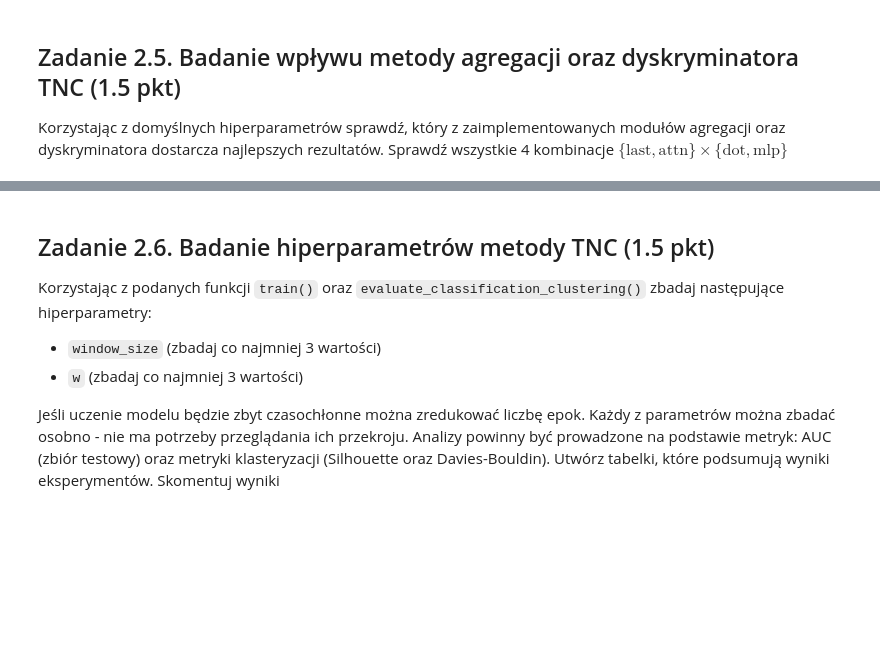
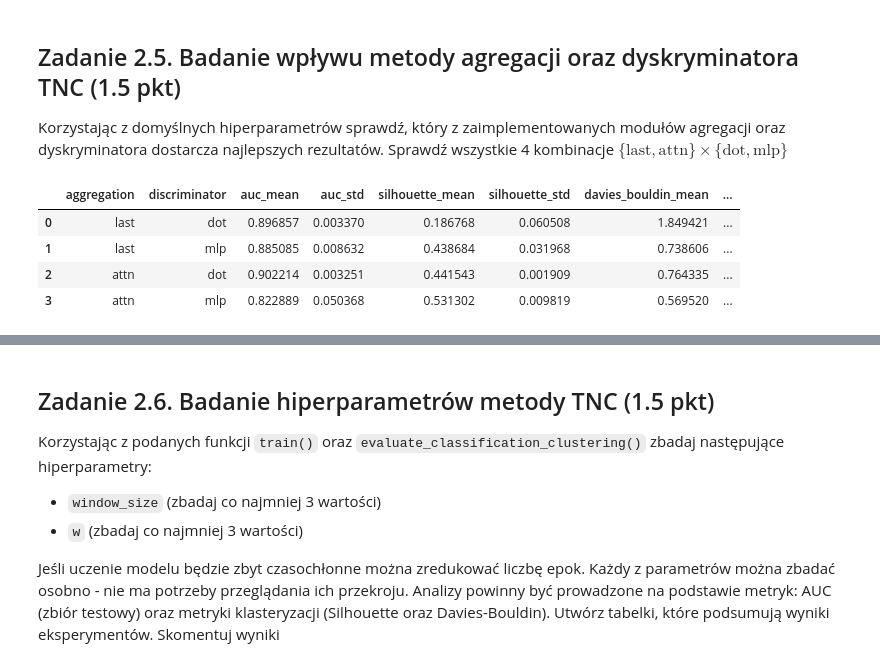
Before and after one commit to pwr-ai-representation-learning/l05-gr-3-4-adam-broszkiewicz, a Jupyter notebook: 2. Model TNC.ipynb, the cells around one changed output, grey strips where cells are left out. Drawn from its saved outputs; the diff is of its cells as text; code cells hidden in the pictures; blank space fills up the shorter version.

```diff
--- a/2. Model TNC.ipynb
+++ b/2. Model TNC.ipynb
@@ -566,3 +566,54 @@ for aggregation, discriminator in product(aggregation_values, discriminator_valu
 
         with open("results/agg-disc-results.json", "w", encoding="utf-8") as f:
             json.dump(agg_disc_results, f, indent=4)
+# %%
+import pandas as pd
+
+with open("results/agg-disc-results.json", encoding="utf-8") as f:
+    agg_disc_results = json.load(f)
+
+results_temp = {}
+
+for res in agg_disc_results:
+    agg = res["hparams"]["agg"]
+    disc = res["hparams"]["discriminator"]
+
+    results_temp_entry = results_temp.setdefault((agg, disc), {
+        "auc": [],
+        "silhouette": [],
+        "davies_bouldin": [],
+    })
+
+    results_temp_entry["auc"].append(res["metrics"]["auc"]["test"])
+    results_temp_entry["silhouette"].append(res["metrics"]["cluster"]["silhouette"])
+    results_temp_entry["davies_bouldin"].append(res["metrics"]["cluster"]["davies_bouldin"])
+
+results = {
+    "aggregation": [],
+    "discriminator": [],
+    "auc_mean": [],
+    "auc_std": [],
+    "silhouette_mean": [],
+    "silhouette_std": [],
+    "davies_bouldin_mean": [],
+    "davies_bouldin_std": [],
+}
+
+for (agg, disc), metrics in results_temp.items():
+    results["aggregation"].append(agg)
+    results["discriminator"].append(disc)
+    results["auc_mean"].append(np.mean(metrics["auc"]))
+    results["auc_std"].append(np.std(metrics["auc"]))
+    results["silhouette_mean"].append(np.mean(metrics["silhouette"]))
+    results["silhouette_std"].append(np.std(metrics["silhouette"]))
+    results["davies_bouldin_mean"].append(np.mean(metrics["davies_bouldin"]))
+    results["davies_bouldin_std"].append(np.std(metrics["davies_bouldin"]))
+
+results_df = pd.DataFrame(results)
+results_df.head()
+# %% [output]
+|  | aggregation | discriminator | auc_mean | auc_std | silhouette_mean | silhouette_std | davies_bouldin_mean | ... |
+| 0 | last | dot | 0.896857 | 0.003370 | 0.186768 | 0.060508 | 1.849421 | ... |
+| 1 | last | mlp | 0.885085 | 0.008632 | 0.438684 | 0.031968 | 0.738606 | ... |
+| 2 | attn | dot | 0.902214 | 0.003251 | 0.441543 | 0.001909 | 0.764335 | ... |
+| 3 | attn | mlp | 0.822889 | 0.050368 | 0.531302 | 0.009819 | 0.569520 | ... |
```
Also changed, not shown: parts of 3 cells of this notebook.
